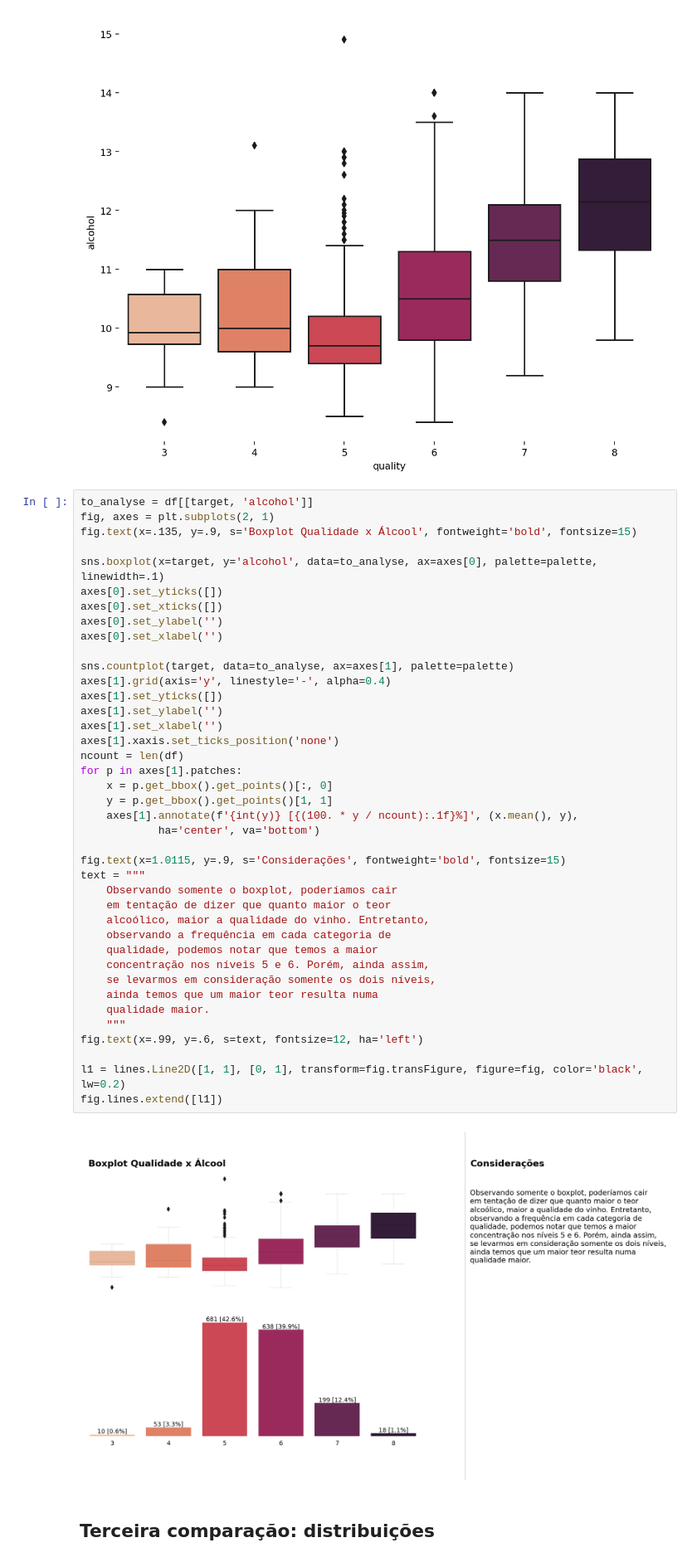
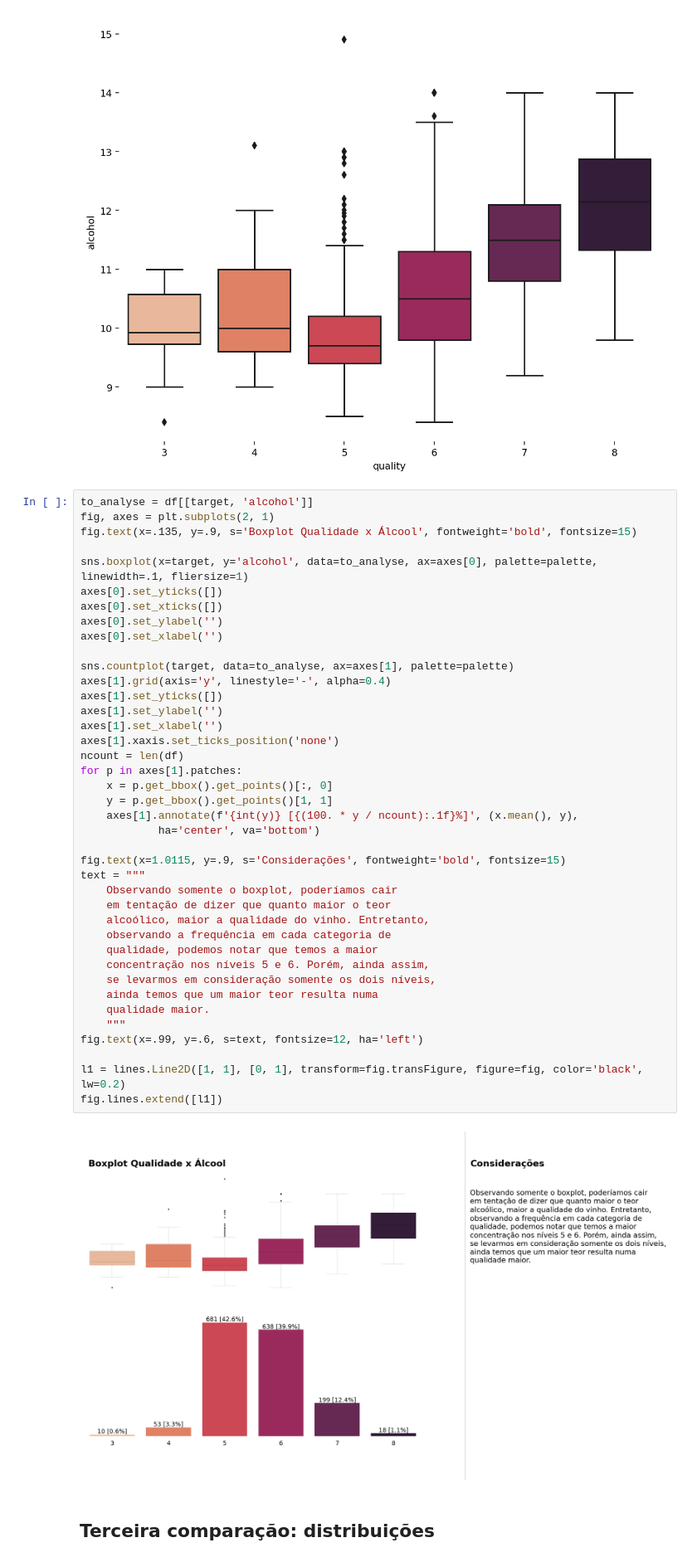
Before and after one commit to gnguilherme/dataviz, a Jupyter notebook: notebooks/Red Wine Quality.ipynb, the cells around one changed output. Shown: that part at 83% size. Drawn from its saved outputs; the diff is of its cells as text.

Commit message:
Decrease size of outlier points in boxplot

```diff
--- a/notebooks/Red Wine Quality.ipynb
+++ b/notebooks/Red Wine Quality.ipynb
@@ -183,7 +183,7 @@ to_analyse = df[[target, 'alcohol']]
 fig, axes = plt.subplots(2, 1)
 fig.text(x=.135, y=.9, s='Boxplot Qualidade x Álcool', fontweight='bold', fontsize=15)
 
-sns.boxplot(x=target, y='alcohol', data=to_analyse, ax=axes[0], palette=palette, linewidth=.1)
+sns.boxplot(x=target, y='alcohol', data=to_analyse, ax=axes[0], palette=palette, linewidth=.1, fliersize=1)
 axes[0].set_yticks([])
 axes[0].set_xticks([])
 axes[0].set_ylabel('')
@@ -192,34 +192,34 @@ axes[0].set_xlabel('')
 sns.countplot(target, data=to_analyse, ax=axes[1], palette=palette)
 axes[1].grid(axis='y', linestyle='-', alpha=0.4)
 axes[1].set_yticks([])
 axes[1].set_ylabel('')
 axes[1].set_xlabel('')
 axes[1].xaxis.set_ticks_position('none')
 ncount = len(df)
 for p in axes[1].patches:
     x = p.get_bbox().get_points()[:, 0]
     y = p.get_bbox().get_points()[1, 1]
     axes[1].annotate(f'{int(y)} [{(100. * y / ncount):.1f}%]', (x.mean(), y),
             ha='center', va='bottom')
 
 fig.text(x=1.0115, y=.9, s='Considerações', fontweight='bold', fontsize=15)
 text = """
     Observando somente o boxplot, poderíamos cair
     em tentação de dizer que quanto maior o teor
     alcoólico, maior a qualidade do vinho. Entretanto,
     observando a frequência em cada categoria de
     qualidade, podemos notar que temos a maior
     concentração nos níveis 5 e 6. Porém, ainda assim,
     se levarmos em consideração somente os dois níveis,
     ainda temos que um maior teor resulta numa
     qualidade maior.
     """
 fig.text(x=.99, y=.6, s=text, fontsize=12, ha='left')
 
 l1 = lines.Line2D([1, 1], [0, 1], transform=fig.transFigure, figure=fig, color='black', lw=0.2)
 fig.lines.extend([l1])
 # %% [output]
-[figure, old version]
+[figure, new version]
 # %% [markdown]
 ## Terceira comparação: distribuições
 # %%
```
Also changed, not shown: parts of 2 cells of this notebook.
